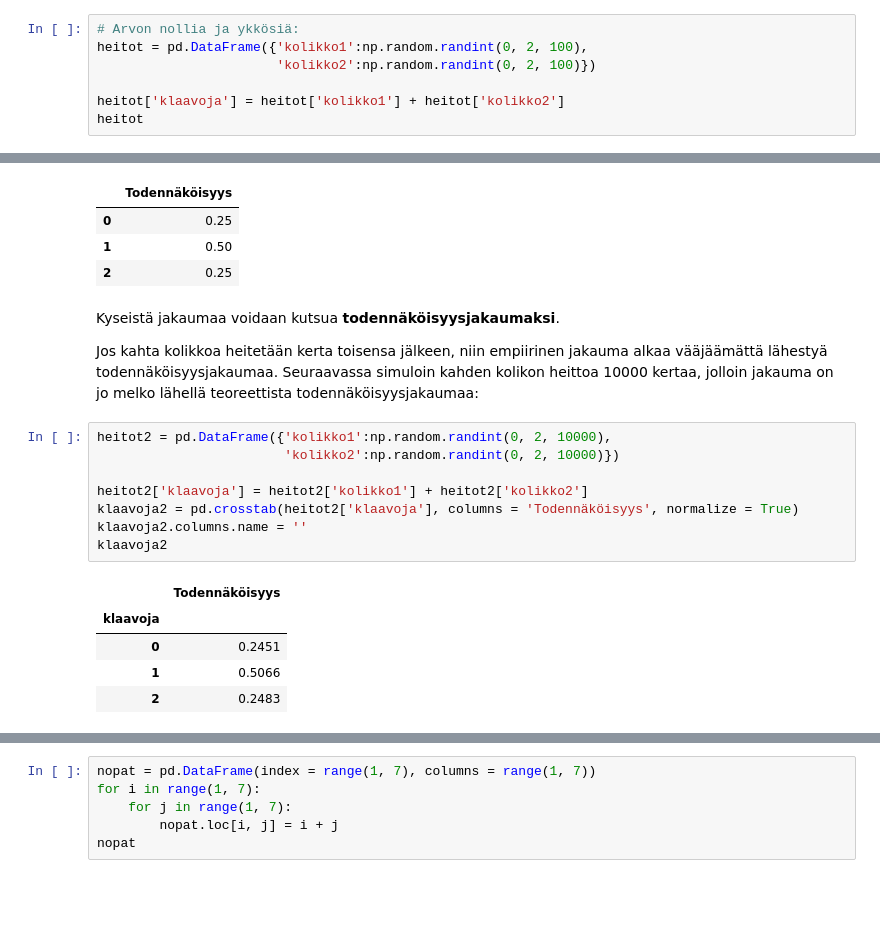
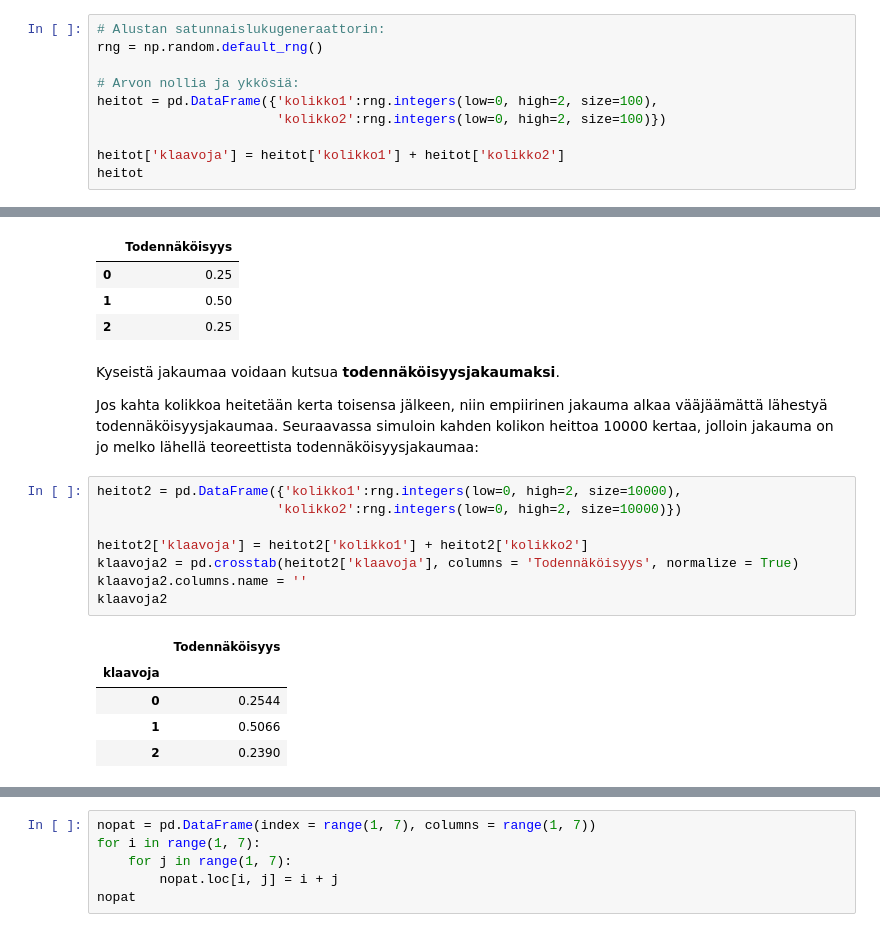
Before and after one commit to taanila/simu, a Jupyter notebook: todennakoisyysjakauma.ipynb, the cells around one changed output, grey strips where cells are left out. Drawn from its saved outputs; the diff is of its cells as text; blank space fills up the shorter version.

```diff
--- a/todennakoisyysjakauma.ipynb
+++ b/todennakoisyysjakauma.ipynb
@@ -11,7 +14,10 @@ Kahden kolikon heitossa tuloksena voi olla ei yhtään, 1 tai 2 klaavaa. Jos kah
 # %%
+# Alustan satunnaislukugeneraattorin:
+rng = np.random.default_rng()
+
 # Arvon nollia ja ykkösiä:
-heitot = pd.DataFrame({'kolikko1':np.random.randint(0, 2, 100),
-                       'kolikko2':np.random.randint(0, 2, 100)})
+heitot = pd.DataFrame({'kolikko1':rng.integers(low=0, high=2, size=100),
+                       'kolikko2':rng.integers(low=0, high=2, size=100)})
 
 heitot['klaavoja'] = heitot['kolikko1'] + heitot['kolikko2']
 heitot
@@ -62,23 +68,23 @@ klaavoja_jakauma
 | 1 | 0.50 |
 | 2 | 0.25 |
 # %% [markdown]
-Kyseistä jakaumaa voidaan kutsua <b>todennäköisyysjakaumaksi</b>.
+Kyseistä jakaumaa voidaan kutsua **todennäköisyysjakaumaksi**.
 
 Jos kahta kolikkoa heitetään kerta toisensa jälkeen, niin empiirinen jakauma alkaa vääjäämättä lähestyä todennäköisyysjakaumaa. Seuraavassa simuloin kahden kolikon heittoa 10000 kertaa, jolloin jakauma on jo melko lähellä teoreettista todennäköisyysjakaumaa:
 # %%
-heitot2 = pd.DataFrame({'kolikko1':np.random.randint(0, 2, 10000),
-                        'kolikko2':np.random.randint(0, 2, 10000)})
+heitot2 = pd.DataFrame({'kolikko1':rng.integers(low=0, high=2, size=10000),
+                       'kolikko2':rng.integers(low=0, high=2, size=10000)})
 
 heitot2['klaavoja'] = heitot2['kolikko1'] + heitot2['kolikko2']
 klaavoja2 = pd.crosstab(heitot2['klaavoja'], columns = 'Todennäköisyys', normalize = True)
 klaavoja2.columns.name = ''
 klaavoja2
 # %% [output]
 |  | Todennäköisyys |
 | klaavoja |  |
-| 0 | 0.2451 |
+| 0 | 0.2544 |
 | 1 | 0.5066 |
-| 2 | 0.2483 |
+| 2 | 0.2390 |
 # %% [markdown]
 Jos todennäköisyysjakauma ei ole pääteltävissä tai laskettavissa kuten edellä, niin todennäköisyysjakauman approksimaationa voidaan käyttää empiiristä jakaumaa tai todennäköisyysjakauman todennäköisyydet voidaan määrittää asiantuntija-arvioiden pohjalta (subjektiivisina todennäköisyyksinä).
 
```
Also changed, not shown: parts of 13 cells of this notebook.
